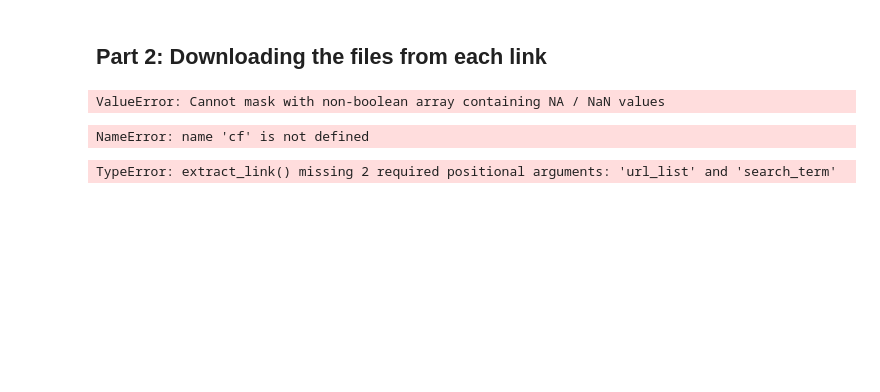
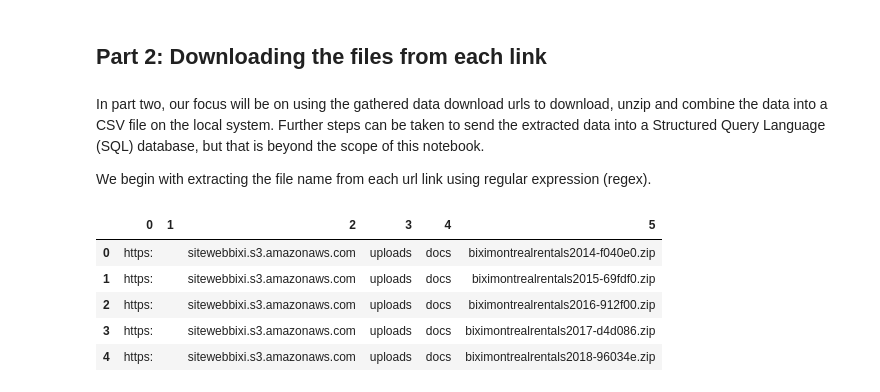
Before and after one commit to andrewyewcy/velocipede, a Jupyter notebook: 010_data_acquisition.ipynb, the cells around one changed output. Saved outputs shown, nothing was run; the diff lists cells and outputs as text; code cells hidden in the pictures; blank space fills up the shorter version.

Commit message:
added some of part 2

```diff
--- a/010_data_acquisition.ipynb
+++ b/010_data_acquisition.ipynb
@@ -99,0 +85,7 @@ print(type(url_tags[0]))
+# %%
+print(f"Tag object has type: {type(url_tags[0])}")
+print("")
+
+# Visually examine first 5 tags
+for index, tag in enumerate(url_tags[0:5]):
+    print(f"Tag {index + 1} / {len(url_tags)}: {tag}")
@@ -159,14 +167,19 @@ https://sitewebbixi.s3.amazonaws.com/uploads/docs/biximontrealrentals2018-96034e
 # %% [markdown]
 ## Part 2: Downloading the files from each link
-# %%
-url_df[url_df['extracted_url'].str.contains('amazonaws')]
-# %% [output]
-ValueError: Cannot mask with non-boolean array containing NA / NaN values
-# %%
-soupified_data = cf.convert_response(response)
-# %% [output]
-NameError: name 'cf' is not defined
-# %%
-links = cf.extract_link()
-# %% [output]
-TypeError: extract_link() missing 2 required positional arguments: 'url_list' and 'search_term'
+# %% [markdown]
+In part two, our focus will be on using the gathered data download urls to download, unzip and combine the data into a CSV file on the local system. Further steps can be taken to send the extracted data into a Structured Query Language (SQL) database, but that is beyond the scope of this notebook.
+
+We begin with extracting the file name from each url link using regular expression (regex).
+# %%
+# Using the string split method, split the url into separate chunks
+split_df = url_df['extracted_url'].str.lower().str.split('/', expand = True)
+
+# Visually examine the first 5 rows
+display(split_df.head())
+# %% [output]
+|  | 0 | 1 | 2 | 3 | 4 | 5 |
+| 0 | https: |  | sitewebbixi.s3.amazonaws.com | uploads | docs | biximontrealrentals2014-f040e0.zip |
+| 1 | https: |  | sitewebbixi.s3.amazonaws.com | uploads | docs | biximontrealrentals2015-69fdf0.zip |
+| 2 | https: |  | sitewebbixi.s3.amazonaws.com | uploads | docs | biximontrealrentals2016-912f00.zip |
+| 3 | https: |  | sitewebbixi.s3.amazonaws.com | uploads | docs | biximontrealrentals2017-d4d086.zip |
+| 4 | https: |  | sitewebbixi.s3.amazonaws.com | uploads | docs | biximontrealrentals2018-96034e.zip |
```
Also changed, not shown: parts of 40 cells of this notebook.
